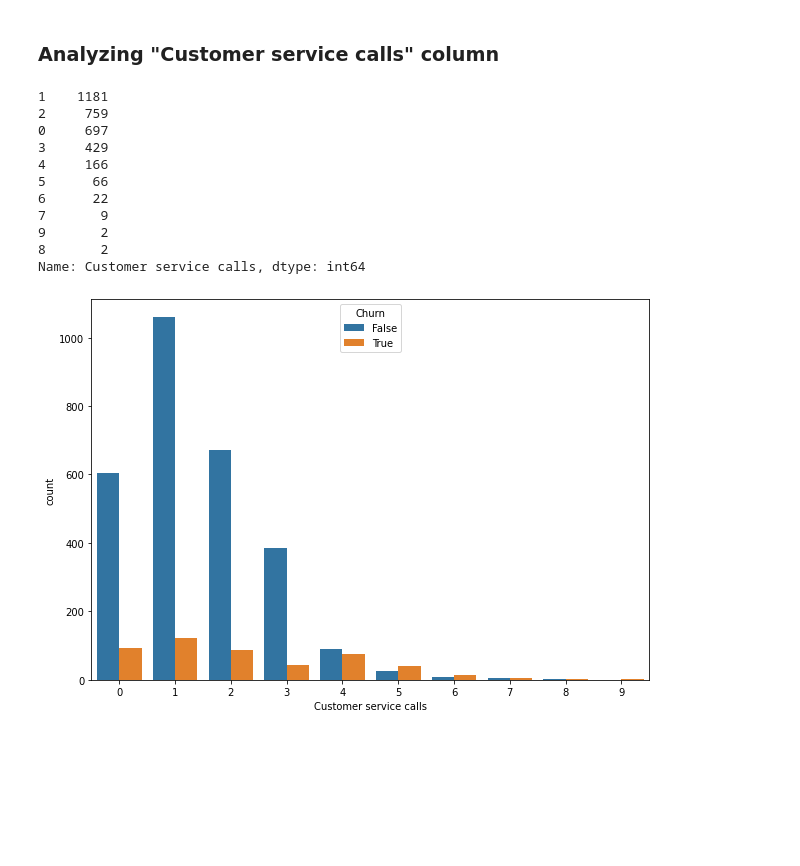
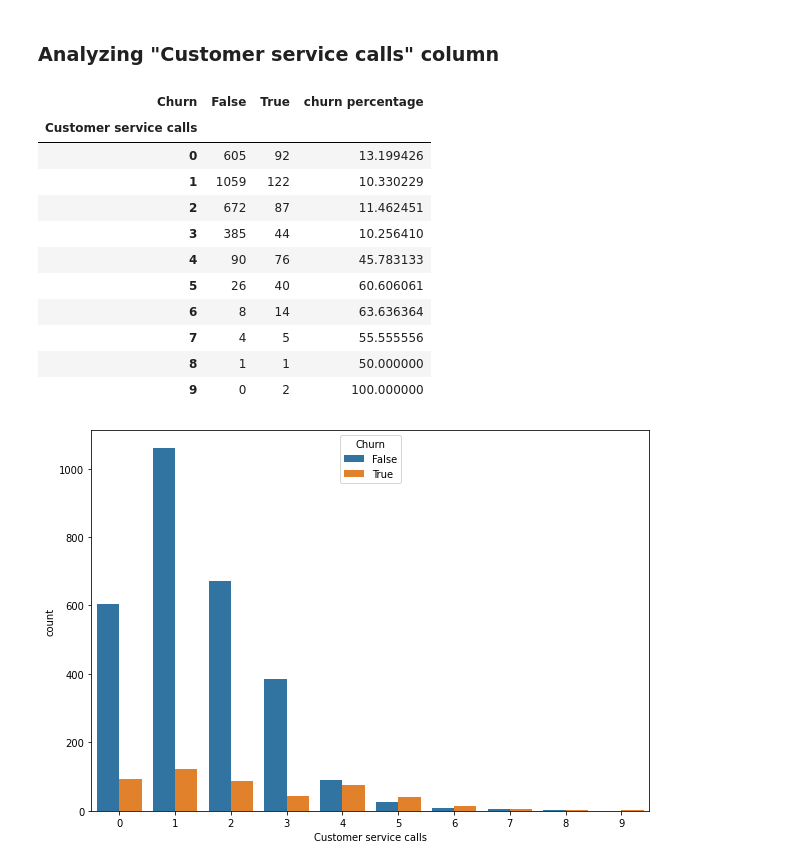
Before and after one commit to rushikeshjagatap85/EDA--Capstone-project, a Jupyter notebook: Rushikesh_Telecom_Churn_Analysis_Capstone_Project.ipynb, the cells around one changed output. Drawn from its saved outputs; the diff is of its cells as text; code cells hidden in the pictures; blank space fills up the shorter version.

```diff
--- a/Rushikesh_Telecom_Churn_Analysis_Capstone_Project.ipynb
+++ b/Rushikesh_Telecom_Churn_Analysis_Capstone_Project.ipynb
@@ -403,19 +403,22 @@ b=sns.boxplot(y=df['Number vmail messages'],x=df['Churn'])
 ### Analyzing "Customer service calls" column
 # %%
 #Printing the data of customer service calls
-df['Customer service calls'].value_counts()
+cust_call=pd.crosstab(df['Customer service calls'],df['Churn'])
+cust_call["churn percentage"] = cust_call.apply(lambda x: x[1]*100/(x[0]+x[1]),axis=1 )
+cust_call
 # %% [output]
-1    1181
-2     759
-0     697
-3     429
-4     166
-5      66
-6      22
-7       9
-9       2
-8       2
-Name: Customer service calls, dtype: int64
+| Churn | False | True | churn percentage |
+| Customer service calls |  |  |  |
+| 0 | 605 | 92 | 13.199426 |
+| 1 | 1059 | 122 | 10.330229 |
+| 2 | 672 | 87 | 11.462451 |
+| 3 | 385 | 44 | 10.256410 |
+| 4 | 90 | 76 | 45.783133 |
+| 5 | 26 | 40 | 60.606061 |
+| 6 | 8 | 14 | 63.636364 |
+| 7 | 4 | 5 | 55.555556 |
+| 8 | 1 | 1 | 50.000000 |
+| 9 | 0 | 2 | 100.000000 |
 # %%
  #Analysing using countplot
 ax=sns.countplot(x='Customer service calls',hue='Churn',data=df)
```
Also changed, not shown: parts of 1 cell of this notebook.
